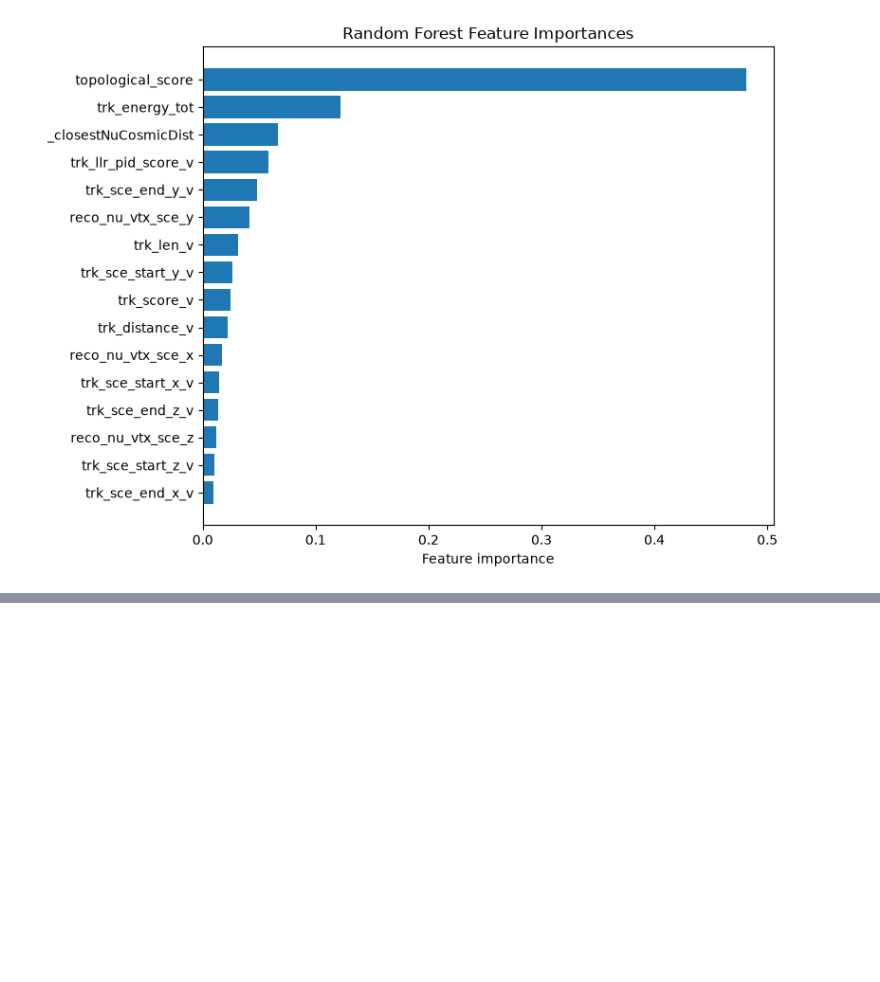
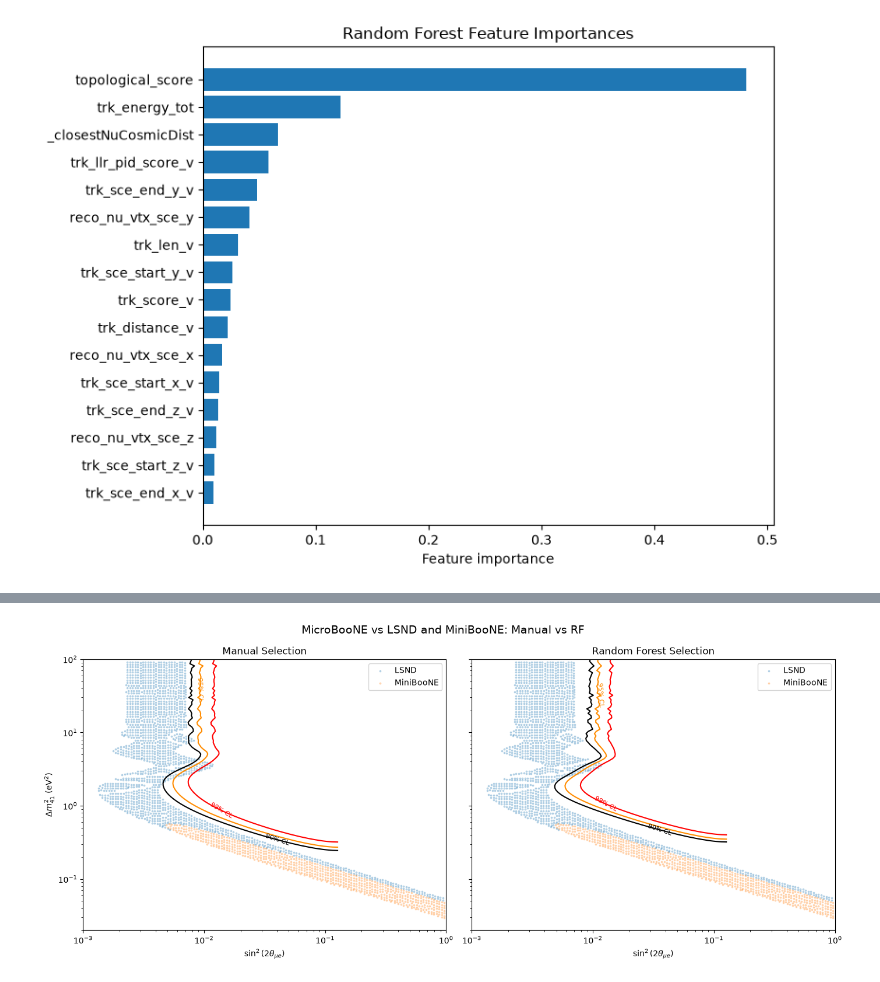
Before and after one commit to CanonicaliTY/uboone_lab_student_copy, a Jupyter notebook: ML_selection.ipynb, the cells around one changed output, grey strips where cells are left out. Cells and saved outputs as stored; diff of their text form; code cells hidden in the pictures; blank space fills up the shorter version.

```diff
--- a/ML_selection.ipynb
+++ b/ML_selection.ipynb
@@ -9,9 +22,15 @@ Train a binary Random Forest classifier to distinguish signal (category 21) from
 # %%
 import numpy as np
 import pandas as pd
+import matplotlib.pyplot as plt
+from pathlib import Path
 
 from sklearn.model_selection import train_test_split
 from sklearn.ensemble import RandomForestClassifier
+
+# Save oscillation comparison figures in one directory
+output_dir = Path("output/ml_selection")
+output_dir.mkdir(parents=True, exist_ok=True)
 
 # Load the same cleaned baseline used in the main analysis
 MC_ML = pd.read_pickle("data/MC_EXT_flattened.pkl")
@@ -300,0 +551,91 @@ plt.show()
+# %%
+# Convert muon disappearance to muon-electron appearance
+def appearance_amplitude(A_mumu, A_ee=0.24):
+    return (
+        (1 - np.sqrt(1 - A_mumu))
+        * (1 - np.sqrt(1 - A_ee))
+    )
+
+appearance_values = appearance_amplitude(amplitude_compare)
+
+# Exclude zero from the logarithmic x-axis
+positive = appearance_values > 0
+
+# Nominal confidence levels for two fitted parameters
+cl_levels = [4.605, 5.991, 9.210]
+cl_labels = {
+    4.605: "90% CL",
+    5.991: "95% CL",
+    9.210: "99% CL"
+}
+
+# Load LSND and MiniBooNE reference regions
+LSND_data = pd.read_csv(
+    "data/DataSet_LSND.csv"
+).to_numpy()
+
+MiniBooNE_data = pd.read_csv(
+    "data/DataSet_MiniBooNE.csv"
+).to_numpy()
+
+fig, axes = plt.subplots(
+    1, 2, figsize=(14, 6),
+    sharex=True, sharey=True
+)
+
+for ax, (name, result) in zip(axes, results.items()):
+
+    ax.scatter(
+        LSND_data[:, 0], LSND_data[:, 1],
+        s=3, alpha=0.25, label="LSND"
+    )
+
+    ax.scatter(
+        MiniBooNE_data[:, 0], MiniBooNE_data[:, 1],
+        s=3, alpha=0.25, label="MiniBooNE"
+    )
+
+    # Set logarithmic axes before placing contour labels
+    ax.set_xscale("log")
+    ax.set_yscale("log")
+    ax.set_xlim(1e-3, 1)
+    ax.set_ylim(0.02, 100)
+
+    contours = ax.contour(
+        appearance_values[positive],
+        dm_compare,
+        result["delta"][:, positive],
+        levels=cl_levels,
+        colors=["black", "darkorange", "red"],
+        linewidths=1.5
+    )
+
+    ax.clabel(
+        contours,
+        fmt=cl_labels,
+        fontsize=8,
+        inline=False
+    )
+
+    ax.set_xlabel(r"$\sin^2(2\theta_{\mu e})$")
+    ax.set_title(f"{name} Selection")
+    ax.legend(loc="upper right")
+
+axes[0].set_ylabel(r"$\Delta m_{41}^2$ (eV$^2$)")
+
+fig.suptitle(
+    "MicroBooNE vs LSND and MiniBooNE: Manual vs RF",
+    fontsize=14
+)
+
+plt.tight_layout()
+
+# Save the final comparison
+fig.savefig(
+    output_dir / "observed_ex14_manual_vs_rf.png",
+    dpi=200, bbox_inches="tight"
+)
+
+plt.show()
+# %% [output]
+[figure, added]
```
Also changed, not shown: parts of 38 cells of this notebook, 4 other files.
